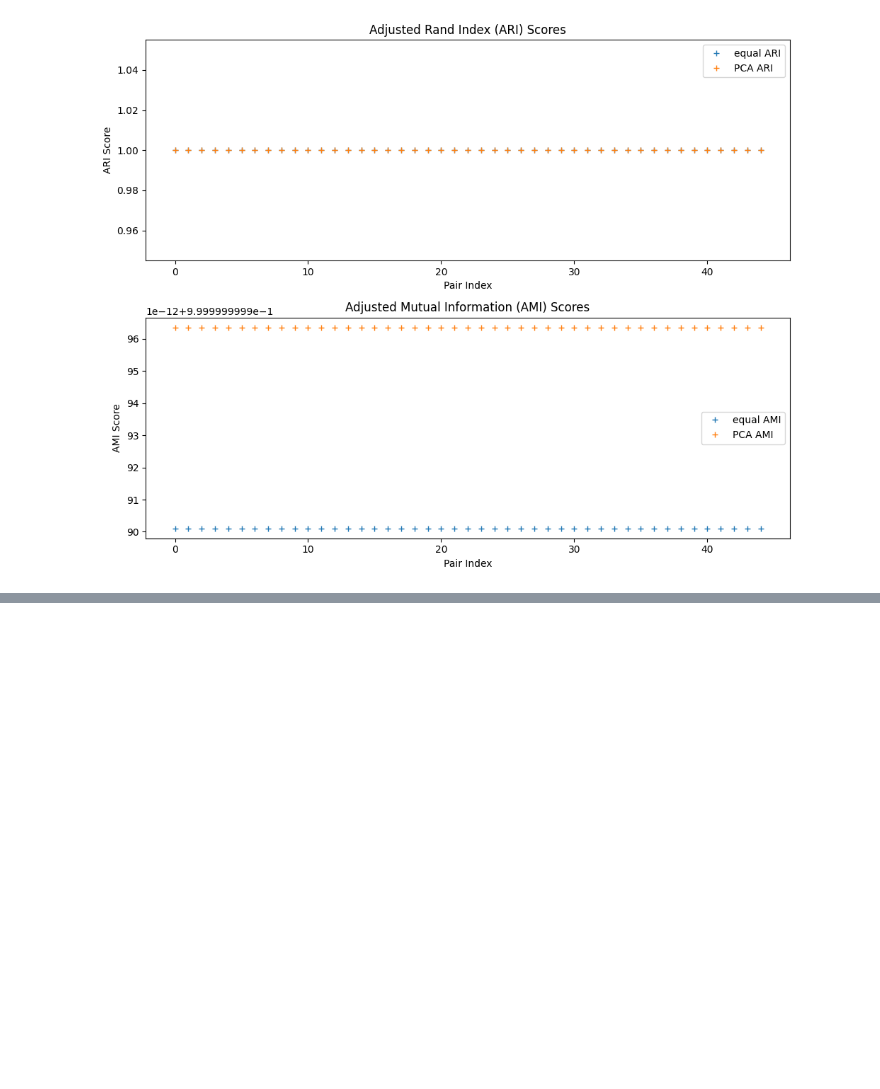
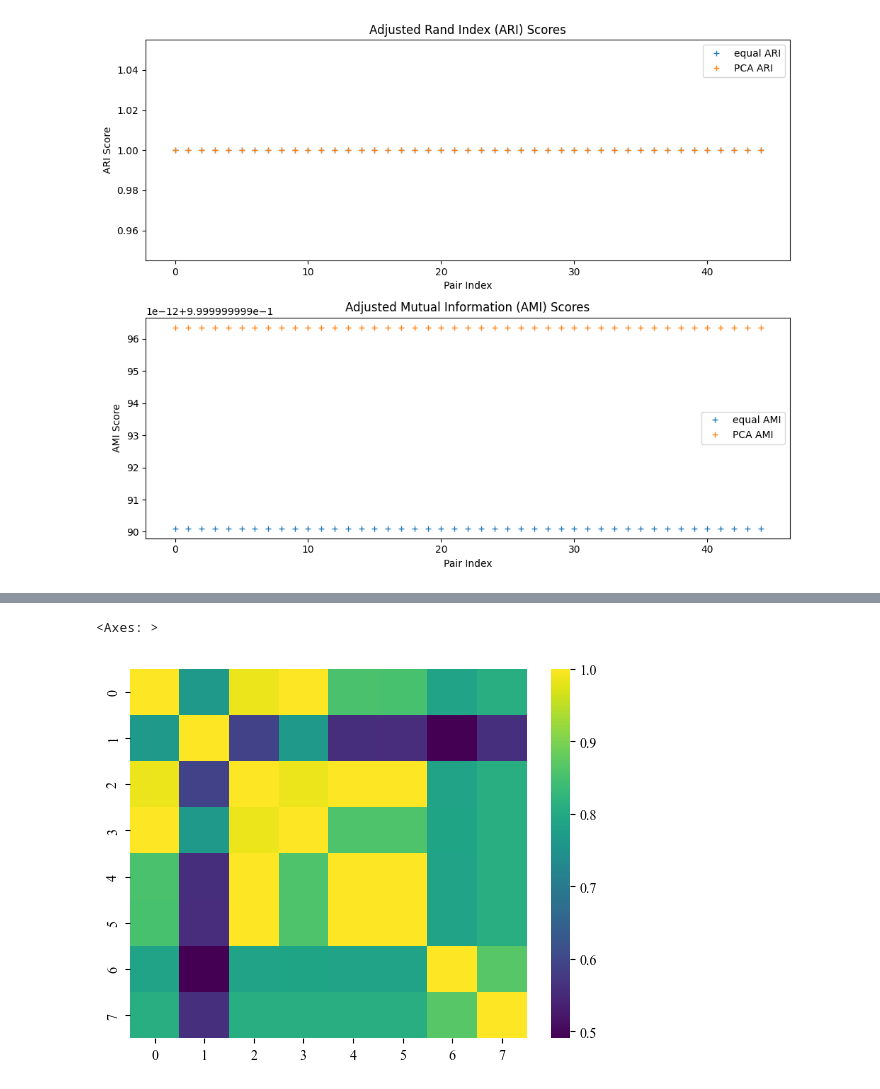
Before and after one commit to ArthurCalvi/Disturbance-Attribution-Dataset-Joining, a Jupyter notebook: join-datasets/experiences.ipynb, the cells around one changed output, grey strips where cells are left out. Drawn from its saved outputs; the diff is of its cells as text; code cells hidden in the pictures; blank space fills up the shorter version.

```diff
--- a/join-datasets/experiences.ipynb
+++ b/join-datasets/experiences.ipynb
@@ -1997,0 +1953,10 @@ with open(f'../data/results/dict/ami_scores_{method}_kwds{str(kwargs)}.pkl', 'wb
+# %%
+mode = 'equal'
+method = 'HDBSCAN'
+all_clusters_gdf_v2 = all_clusters_gdf.rename(columns={'class': 'cause'})
+groups = all_clusters_gdf_v2.groupby('cluster')
+# %%
+from itertools import islice
+gr = []
+for name, group in islice(groups, 10):
+    gr.append(group)
@@ -1997,0 +2196,12 @@ with open(f'../data/results/dict/ami_scores_{method}_kwds{str(kwargs)}.pkl', 'wb
+# %%
+index = 0
+# %%
+from utils import get_matrices_v2, build_similarity_v2
+data = gr[index]
+matrice = get_matrices_v2(data,  dtypes, dcustom_similarity_function_v2, attribution.final_weighting_dict)
+weight = weights[mode]
+similarity = build_similarity_v2(matrice, weight)
+kwargs = kwds[method]
+gdf, sim, labels = get_cluster_v2(data, similarity, attribution.final_weighting_dict, attribution.doa, DCLASS_SCORE, method=method, method_kwargs=kwargs)
+index += 1
+gdf
@@ -1997,0 +2229,9 @@ with open(f'../data/results/dict/ami_scores_{method}_kwds{str(kwargs)}.pkl', 'wb
+# %%
+#plot similarity amtrix with seaborn
+plt.ion()
+import seaborn as sns
+import matplotlib.pyplot as plt
+sns.heatmap(similarity, cmap='viridis')
+# %% [output]
+<Axes: >
+[figure, added]
```
Also changed, not shown: parts of 7 cells of this notebook, 12 other files.
